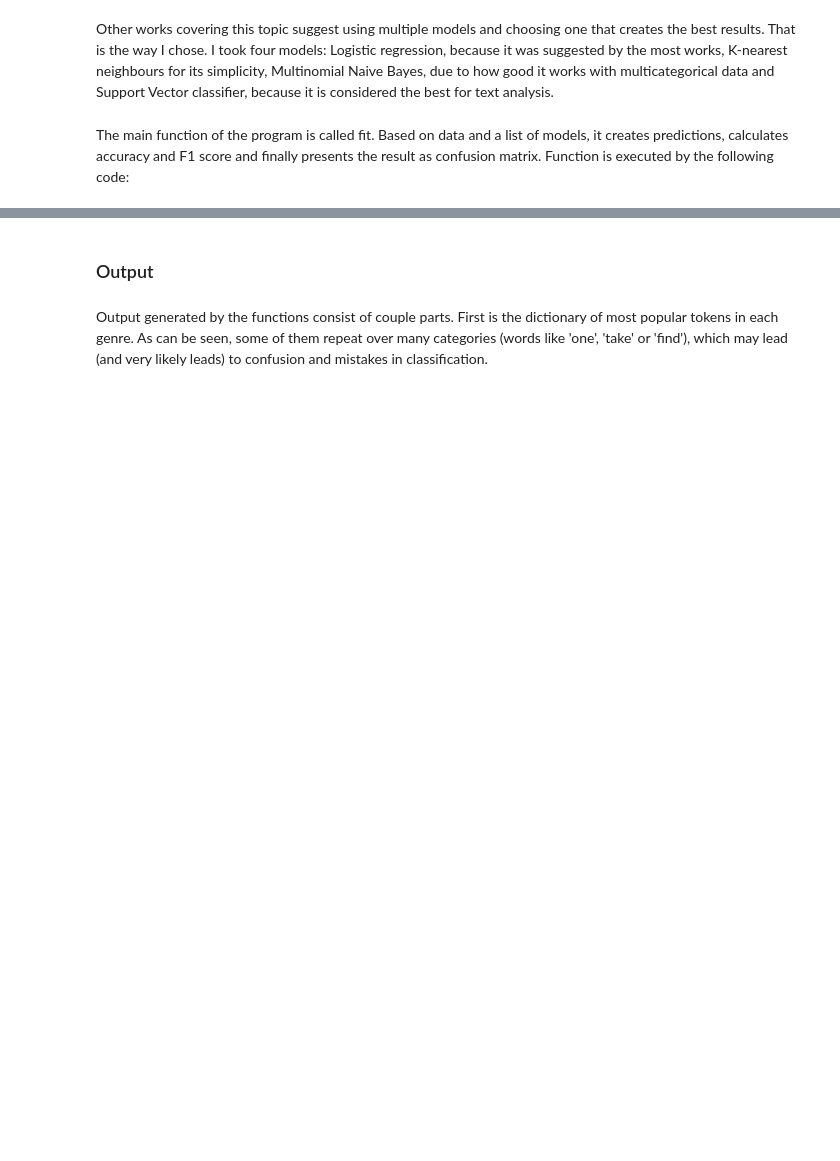
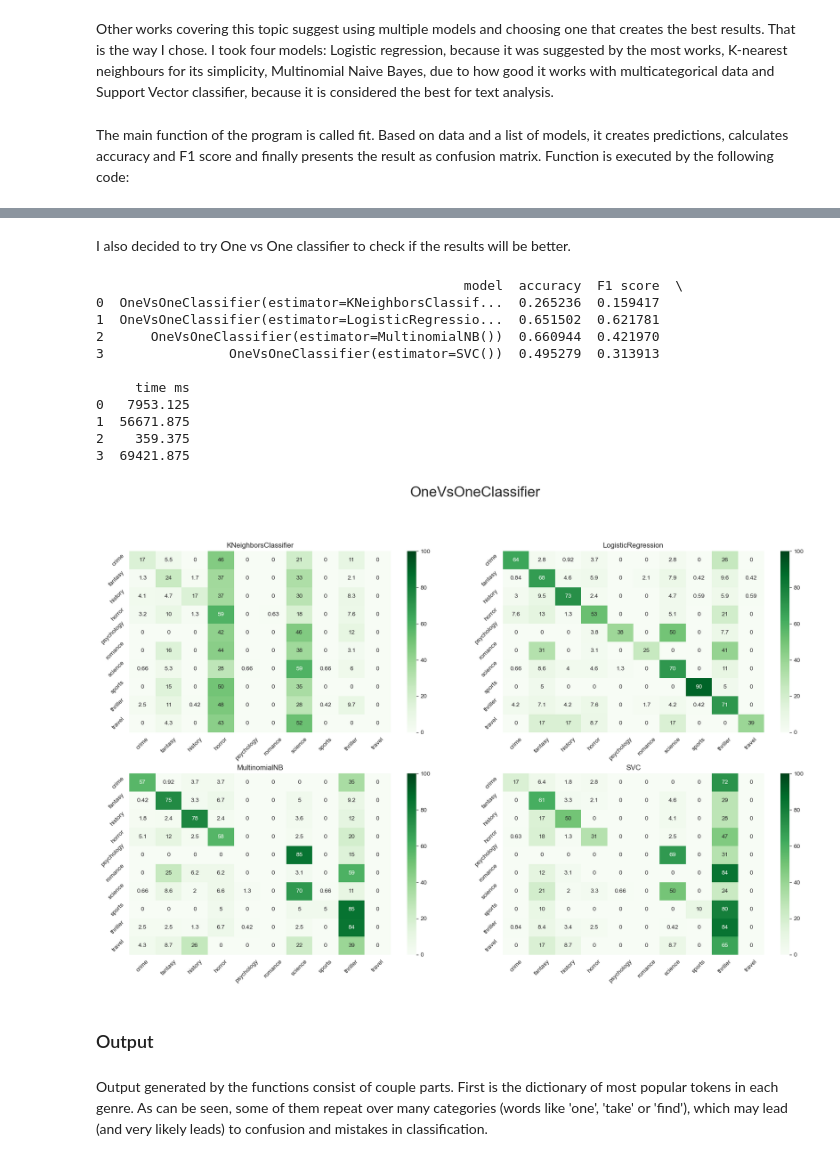
Before and after one commit to KarolWes/book_genre_pred, a Jupyter notebook: BookPrediction.ipynb, the cells around one changed output, grey strips where cells are left out. Drawn from its saved outputs; the diff is of its cells as text; code cells hidden in the pictures; blank space fills up the shorter version.

```diff
--- a/BookPrediction.ipynb
+++ b/BookPrediction.ipynb
@@ -166,14 +167,15 @@ Other works covering this topic suggest using multiple models and choosing one t
 # %% [markdown]
 The main function of the program is called fit. Based on data and a list of models, it creates predictions, calculates accuracy and F1 score and finally presents the result as confusion matrix. Function is executed by the following code:
 # %%
-def fit(X_train, X_test, y_train, y_test, old_labels):
+def fit(X_train, X_test, y_train, y_test, old_labels, classifier):
     ans = []
+    name = str(classifier).split('.')[-1][:-2]
     models = [KNeighborsClassifier(), LogisticRegression(), MultinomialNB(), SVC()]
     graph, axes = plt.subplots(len(models)//2, 2, figsize=(18,12))
-    graph.suptitle("OneVsRestClassifier", size=24)
+    graph.suptitle(name, size=24)
     graph.tight_layout(pad=5.0)
     for i, model in enumerate(models):
-        model = OneVsRestClassifier(model)
+        model = classifier(model)
         start = time.process_time()
         model.fit(X_train, y_train)
         pred = model.predict(X_test)
@@ -185,18 +187,7 @@ def fit(X_train, X_test, y_train, y_test, old_labels):
 
         cfm = confusion_matrix(y_test, pred)
 
-        # Generate graphs
-        plt.figure(figsize=(10, 10))
-        fig = sns.heatmap(cfm / cfm.sum(axis=1)[:, None] * 100, annot=True, cmap='Greens', vmax=100)
-        fig.set_title(str(model) + "[%]")
-        fig.set_xlabel("Predicted")
-        fig.set_ylabel("Real")
-        plt.xticks(rotation=45)
-        plt.yticks(rotation=45)
-        fig.xaxis.set_ticklabels(old_labels)
-        fig.yaxis.set_ticklabels(old_labels)
-        fig = fig.get_figure()
-        fig.savefig(str(model) + ".png")
+        # Generate graph
         fig = sns.heatmap(cfm / cfm.sum(axis=1)[:, None] * 100, ax=axes[i//2, i%2], annot=True, cmap='Greens', vmax=100)
         fig.tick_params(labelrotation=45)
         fig.xaxis.set_ticklabels(old_labels)
@@ -205,7 +196,7 @@ def fit(X_train, X_test, y_train, y_test, old_labels):
         fig.title.set_text(title)
 
     df = pd.DataFrame(ans, columns=["model", "accuracy", "F1 score", "time ms"])
-    graph.savefig("grid.png")
+    graph.savefig(name+".png")
     return df
 # %%
 # Utensils
@@ -277,3 +264,21 @@ print(df)
+# %% [markdown]
+I also decided to try One vs One classifier to check if the results will be better.
+# %%
+df = fit(X_train, X_test, y_train, y_test, old_labels, OneVsOneClassifier)
+print(df)
+# %% [output]
+                                               model  accuracy  F1 score  \
+0  OneVsOneClassifier(estimator=KNeighborsClassif...  0.265236  0.159417
+1  OneVsOneClassifier(estimator=LogisticRegressio...  0.651502  0.621781
+2      OneVsOneClassifier(estimator=MultinomialNB())  0.660944  0.421970
+3                OneVsOneClassifier(estimator=SVC())  0.495279  0.313913
+
+     time ms
+0   7953.125
+1  56671.875
+2    359.375
+3  69421.875
+[figure, added]
 # %% [markdown]
 ### Output
 # %% [markdown]
```
Also changed, not shown: parts of 16 cells of this notebook, 7 other files.
